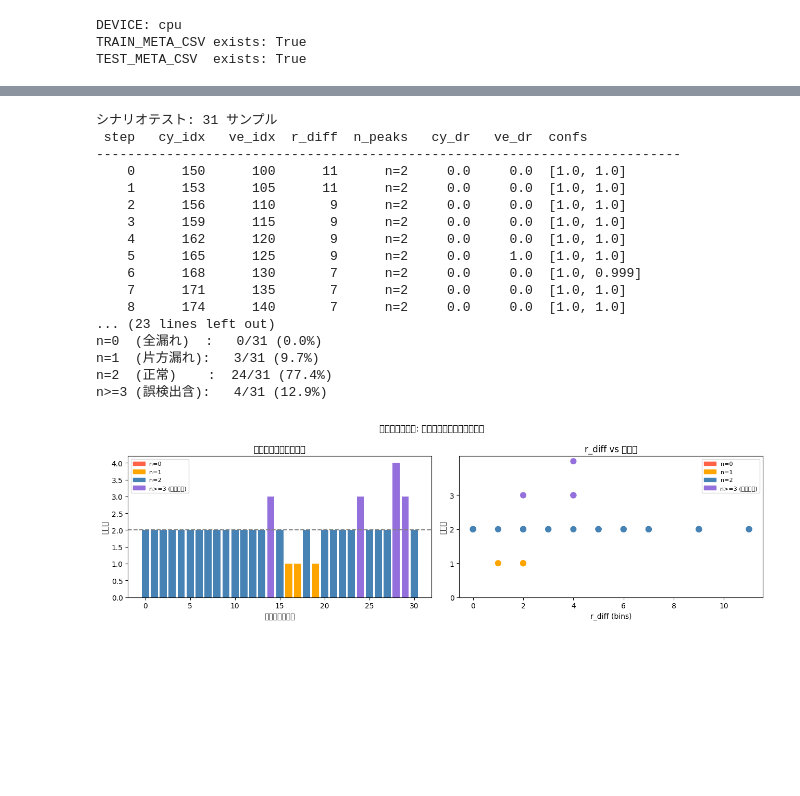
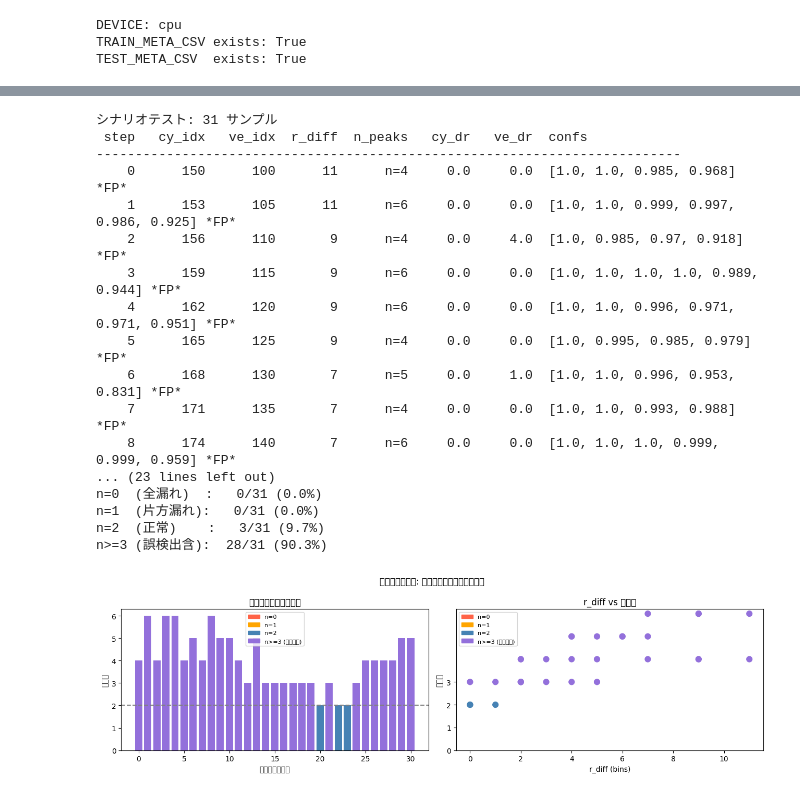
Before and after one commit to kousukeyamakubo/study, a Jupyter notebook: 400MHz変更用/check.ipynb, the cells around one changed output, grey strips where cells are left out. Cells and saved outputs as stored; diff of their text form; code cells hidden in the pictures; blank space fills up the shorter version.

```diff
--- a/400MHz変更用/check.ipynb
+++ b/400MHz変更用/check.ipynb
@@ -473,5 +490,5 @@ best model saved to: ./best_detector_agnostic.pt
 # %%
-best_model = RadarLightUNet(in_channels=N_FIXED, out_channels=1).to(DEVICE)
+best_model = RadarLightUNet(in_channels=N_FIXED, out_channels=N_FIXED).to(DEVICE)
 best_model.load_state_dict(torch.load(MODEL_PATH, map_location=DEVICE))
 best_model.eval()
 
@@ -589,10 +614,10 @@ def collect_predictions(meta_df):
         with torch.no_grad():
             logits = best_model(x_tensor)
         peaks = decode_peaks_from_logits(logits.cpu())
+        # peaks: [(ch, d, r, conf), ...]
 
-        # ピーク数が可変なのでデフォルト値-1で埋める
-        det1_d, det1_r, det1_conf = peaks[0] if len(peaks) > 0 else (-1, -1, 0.0)
-        det2_d, det2_r, det2_conf = peaks[1] if len(peaks) > 1 else (-1, -1, 0.0)
+        det1 = peaks[0] if len(peaks) > 0 else (-1, -1, -1, 0.0)
+        det2 = peaks[1] if len(peaks) > 1 else (-1, -1, -1, 0.0)
 
         cy_true_d = int(row['cyclist_true_d_idx'])
         cy_true_r = int(row['cyclist_true_r_idx'])
@@ -606,8 +631,8 @@ def collect_predictions(meta_df):
         rows.append({
             'sample_idx': i,
             'file': row['file'],
-            'det1_d': det1_d, 'det1_r': det1_r, 'det1_conf': det1_conf,
-            'det2_d': det2_d, 'det2_r': det2_r, 'det2_conf': det2_conf,
+            'det1_d': det1[1], 'det1_r': det1[2], 'det1_conf': det1[3],
+            'det2_d': det2[1], 'det2_r': det2[2], 'det2_conf': det2[3],
             'cy_true_d': cy_true_d, 'cy_true_r': cy_true_r,
             've_true_d': ve_true_d, 've_true_r': ve_true_r,
             'cy_d_err': cy_d - cy_true_d, 'cy_r_err': cy_r - cy_true_r,
@@ -730,14 +760,14 @@ for _, row in pred_df.iterrows():
     with torch.no_grad():
         logits = best_model(x_tensor)
     peaks = decode_peaks_from_logits(logits.cpu())
+    # peaks: [(ch, d, r, conf), ...]
 
     cy_r = int(row['cy_true_r']); cy_d = int(row['cy_true_d'])
     ve_r = int(row['ve_true_r']); ve_d = int(row['ve_true_d'])
 
-    # 各真値への最近傍 range 誤差
     if len(peaks) > 0:
-        cy_min_dr = min(abs(p[1] - cy_r) for p in peaks)
-        ve_min_dr = min(abs(p[1] - ve_r) for p in peaks)
+        cy_min_dr = min(abs(p[2] - cy_r) for p in peaks)
+        ve_min_dr = min(abs(p[2] - ve_r) for p in peaks)
     else:
         cy_min_dr = ve_min_dr = 999
 
@@ -750,7 +780,6 @@ for _, row in pred_df.iterrows():
 
 det_df = pd.DataFrame(rows)
 
-# r_diff ごとに集計 (失敗ゾーンのみ)
 print(f"{'r_diff':>7}  {'total':>5}  {'n=0':>5}  {'n=1':>5}  {'n=2':>5}  {'cy_min_dr':>10}  {'ve_min_dr':>10}")
 print("-" * 60)
 for d in sorted(det_df['r_diff'].unique()):
@@ -764,11 +793,9 @@ for d in sorted(det_df['r_diff'].unique()):
     ve_med = sub['ve_min_dr'].median()
     print(f"{d:>7}  {len(sub):>5}  {n0:>5}  {n1:>5}  {n2:>5}  {cy_med:>10.1f}  {ve_med:>10.1f}")
 
-# 可視化
 fig, axes = plt.subplots(1, 2, figsize=(13, 4))
 fig.suptitle('detections, nearest neighbors vs r_diff')
 
-# 左: 検出数の割合
 diffs = sorted(det_df['r_diff'].unique())
 diffs_plot = [d for d in diffs if d <= 20]
 n0_rate = [((det_df[det_df['r_diff']==d]['n_peaks']==0).sum()/len(det_df[det_df['r_diff']==d])) for d in diffs_plot]
@@ -778,10 +805,9 @@ axes[0].bar(diffs_plot, n2_rate, label='n=2+', color='steelblue')
 axes[0].bar(diffs_plot, n1_rate, bottom=n2_rate, label='n=1', color='orange')
 axes[0].bar(diffs_plot, n0_rate, bottom=[a+b for a,b in zip(n2_rate,n1_rate)], label='n=0', color='tomato')
 axes[0].axvline(12.5, color='gray', linestyle='--', label='threshold')
-axes[0].set_xlabel('r_diff (bins)'); axes[0].set_ylabel('propotion')
+axes[0].set_xlabel('r_diff (bins)'); axes[0].set_ylabel('proportion')
 axes[0].set_title('distribution'); axes[0].legend()
 
-# 右: 真値への最近傍距離の中央値
 cy_meds = [det_df[det_df['r_diff']==d]['cy_min_dr'].median() for d in diffs_plot]
 ve_meds = [det_df[det_df['r_diff']==d]['ve_min_dr'].median() for d in diffs_plot]
 axes[1].plot(diffs_plot, cy_meds, 'b-o', label='nearest range to cyclist')
@@ -924,13 +948,13 @@ for i in range(len(scenario_df)):
     with torch.no_grad():
         logits = best_model(x_tensor)
     peaks = decode_peaks_from_logits(logits.cpu())
+    # peaks: [(ch, d, r, conf), ...]
 
     cy_r = int(row["cyclist_true_r_idx"]); ve_r = int(row["vehicle_true_r_idx"])
     n = len(peaks)
-    cy_min_dr = min(abs(p[1]-cy_r) for p in peaks) if peaks else 999
-    ve_min_dr = min(abs(p[1]-ve_r) for p in peaks) if peaks else 999
-    # 各ピークのconfidenceリスト
-    confs = [round(p[2], 3) for p in peaks]
+    cy_min_dr = min(abs(p[2]-cy_r) for p in peaks) if peaks else 999
+    ve_min_dr = min(abs(p[2]-ve_r) for p in peaks) if peaks else 999
+    confs = [round(p[3], 3) for p in peaks]
 
     rows_sc.append({
         "step":      i,
@@ -945,17 +969,15 @@ for i in range(len(scenario_df)):
 
 sc_df = pd.DataFrame(rows_sc)
 
-# --- テーブル出力 ---
 print(f"{'step':>5}  {'cy_idx':>7}  {'ve_idx':>7}  {'r_diff':>6}  {'n_peaks':>7}  {'cy_dr':>6}  {'ve_dr':>6}  confs")
 print("-" * 75)
 for _, r in sc_df.iterrows():
-    n_str = f"n={int(r["n_peaks"])}"
+    n_str = f"n={int(r['n_peaks'])}"
     fp_mark = " *FP*" if int(r["n_peaks"]) >= 3 else ""
-    print(f"{int(r["step"]):>5}  {int(r["cy_idx"]):>7}  {int(r["ve_idx"]):>7}  "
-          f"{int(r["r_diff"]):>6}  {n_str:>7}  {r["cy_min_dr"]:>6.1f}  {r["ve_min_dr"]:>6.1f}  "
-          f"{r["confs"]}{fp_mark}")
+    print(f"{int(r['step']):>5}  {int(r['cy_idx']):>7}  {int(r['ve_idx']):>7}  "
+          f"{int(r['r_diff']):>6}  {n_str:>7}  {r['cy_min_dr']:>6.1f}  {r['ve_min_dr']:>6.1f}  "
+          f"{r['confs']}{fp_mark}")
 
-# --- 集計: n=0/1/2/>=3 を分離 ---
 n0  = (sc_df["n_peaks"] == 0).sum()
 n1  = (sc_df["n_peaks"] == 1).sum()
 n2  = (sc_df["n_peaks"] == 2).sum()
@@ -967,49 +989,46 @@ print(f"n=1  (片方漏れ): {n1:>3}/{total} ({n1/total*100:.1f}%)")
 print(f"n=2  (正常)    : {n2:>3}/{total} ({n2/total*100:.1f}%)")
 print(f"n>=3 (誤検出含): {n3p:>3}/{total} ({n3p/total*100:.1f}%)")
 
-# --- グラフ ---
 fig, axes = plt.subplots(1, 2, figsize=(13, 4))
 fig.suptitle("シナリオテスト: 各タイムステップの検出数")
 
-# 左: ステップごとの検出数 (n>=3は赤紫で誤検出を示す)
 colors_map = {0: "tomato", 1: "orange", 2: "steelblue"}
 bar_colors = ["mediumpurple" if n >= 3 else colors_map.get(n, "steelblue") for n in sc_df["n_peaks"]]
 axes[0].bar(sc_df["step"], sc_df["n_peaks"], color=bar_colors)
 axes[0].axhline(2, color="gray", linestyle="--", label="期待値 n=2")
 axes[0].set_xlabel("タイムステップ"); axes[0].set_ylabel("検出数")
 axes[0].set_title("ステップごとの検出数")
 from matplotlib.patches import Patch
 legend_els = [Patch(color=colors_map[k], label=f"n={k}") for k in [0,1,2]]
 legend_els += [Patch(color="mediumpurple", label="n>=3 (誤検出含)")]
 axes[0].legend(handles=legend_els, fontsize=8)
 
-# 右: r_diff vs n_peaks の散布図
 scatter_colors = ["mediumpurple" if n >= 3 else colors_map.get(n, "steelblue") for n in sc_df["n_peaks"]]
 axes[1].scatter(sc_df["r_diff"], sc_df["n_peaks"], c=scatter_colors, s=60, zorder=3)
 axes[1].set_xlabel("r_diff (bins)"); axes[1].set_ylabel("検出数")
 axes[1].set_title("r_diff vs 検出数")
 axes[1].set_yticks([0, 1, 2, 3])
 axes[1].legend(handles=legend_els, fontsize=8)
 
 plt.tight_layout()
 plt.show()
 # %% [output]
 シナリオテスト: 31 サンプル
  step   cy_idx   ve_idx  r_diff  n_peaks   cy_dr   ve_dr  confs
 ---------------------------------------------------------------------------
-    0      150      100      11      n=2     0.0     0.0  [1.0, 1.0]
-    1      153      105      11      n=2     0.0     0.0  [1.0, 1.0]
-    2      156      110       9      n=2     0.0     0.0  [1.0, 1.0]
-    3      159      115       9      n=2     0.0     0.0  [1.0, 1.0]
-    4      162      120       9      n=2     0.0     0.0  [1.0, 1.0]
-    5      165      125       9      n=2     0.0     1.0  [1.0, 1.0]
-    6      168      130       7      n=2     0.0     0.0  [1.0, 0.999]
-    7      171      135       7      n=2     0.0     0.0  [1.0, 1.0]
-    8      174      140       7      n=2     0.0     0.0  [1.0, 1.0]
+    0      150      100      11      n=4     0.0     0.0  [1.0, 1.0, 0.985, 0.968] *FP*
+    1      153      105      11      n=6     0.0     0.0  [1.0, 1.0, 0.999, 0.997, 0.986, 0.925] *FP*
+    2      156      110       9      n=4     0.0     4.0  [1.0, 0.985, 0.97, 0.918] *FP*
+    3      159      115       9      n=6     0.0     0.0  [1.0, 1.0, 1.0, 1.0, 0.989, 0.944] *FP*
+    4      162      120       9      n=6     0.0     0.0  [1.0, 1.0, 0.996, 0.971, 0.971, 0.951] *FP*
+    5      165      125       9      n=4     0.0     0.0  [1.0, 0.995, 0.985, 0.979] *FP*
+    6      168      130       7      n=5     0.0     1.0  [1.0, 1.0, 0.996, 0.953, 0.831] *FP*
+    7      171      135       7      n=4     0.0     0.0  [1.0, 1.0, 0.993, 0.988] *FP*
+    8      174      140       7      n=6     0.0     0.0  [1.0, 1.0, 1.0, 0.999, 0.999, 0.959] *FP*
 ... (23 lines left out)
 n=0  (全漏れ)  :   0/31 (0.0%)
-n=1  (片方漏れ):   3/31 (9.7%)
-n=2  (正常)    :  24/31 (77.4%)
-n>=3 (誤検出含):   4/31 (12.9%)
+n=1  (片方漏れ):   0/31 (0.0%)
+n=2  (正常)    :   3/31 (9.7%)
+n>=3 (誤検出含):  28/31 (90.3%)
-[figure, old version]
+[figure, new version]
 # %%
```
Also changed, not shown: parts of 15 cells of this notebook, 1 other file.
